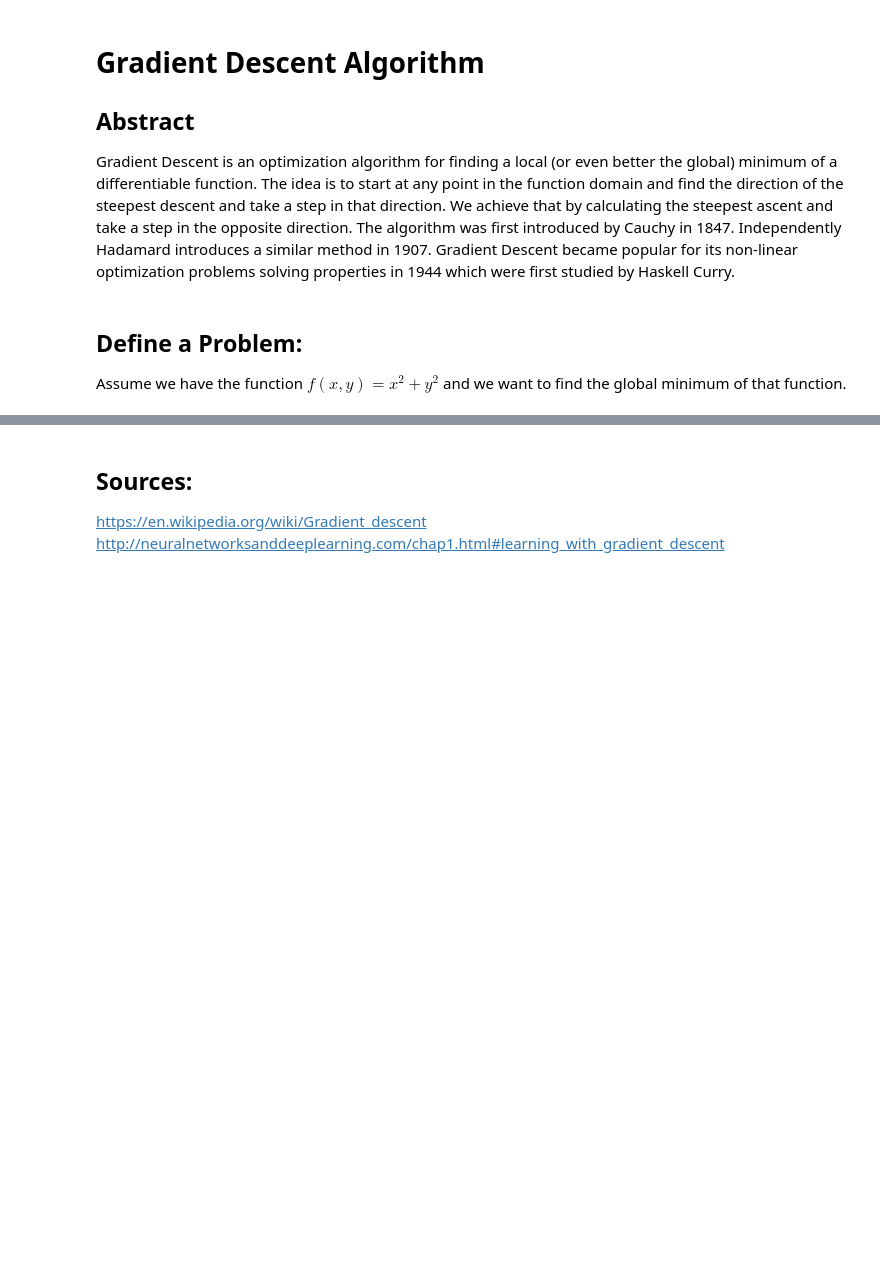
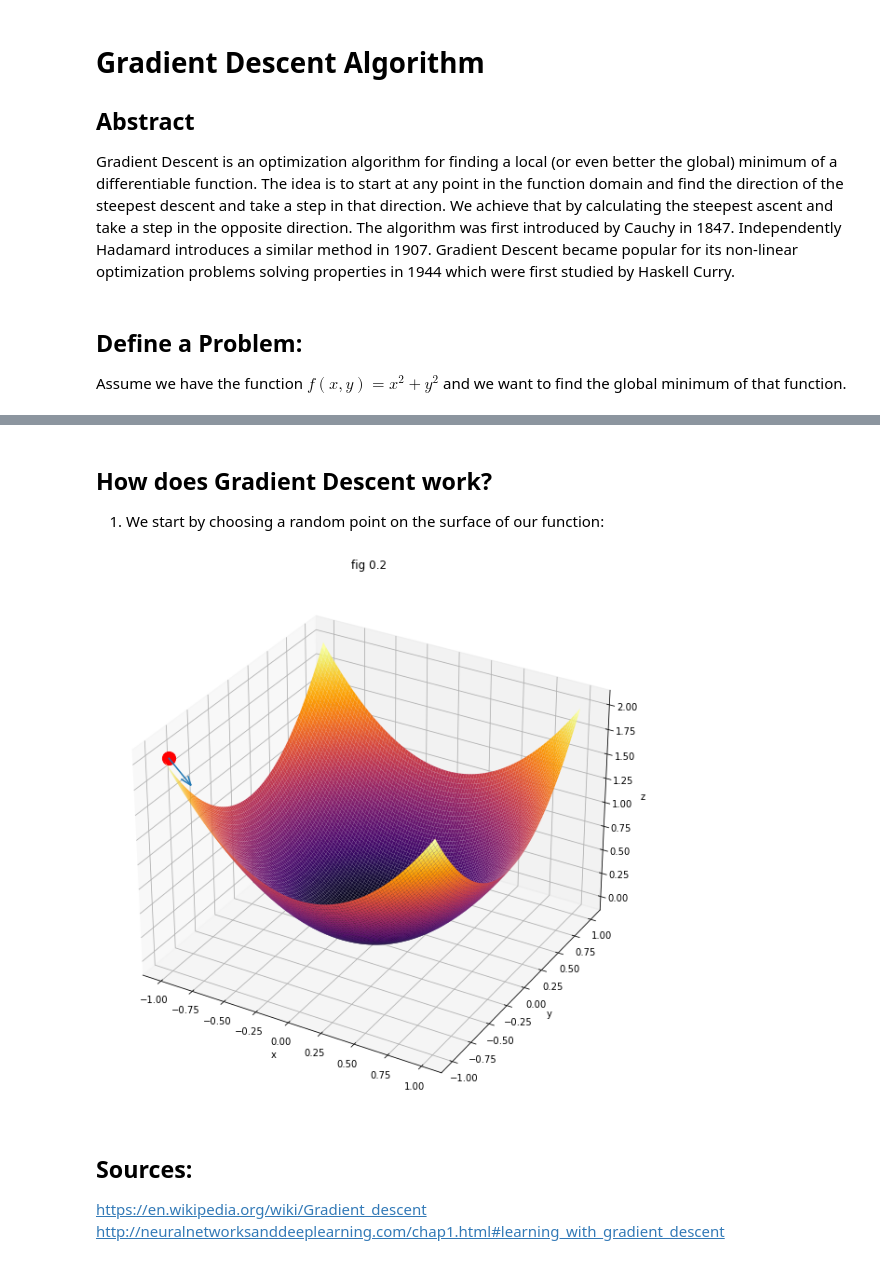
Before and after one commit to vaniugata/GradientDescent, a Jupyter notebook: GradentDescent.ipynb, the cells around one changed output, grey strips where cells are left out. Cells and saved outputs as stored; diff of their text form; code cells hidden in the pictures; blank space fills up the shorter version.

```diff
--- a/GradentDescent.ipynb
+++ b/GradentDescent.ipynb
@@ -48,26 +46,25 @@ For the sake of example we have chosen a really simple function. By plotting the
-# %%
-plt.gcf().set_size_inches(18.5, 10.5)
-ax = plt.axes(projection='3d')
-ax.set_xlabel('x')
-ax.set_ylabel('y')
-ax.set_zlabel('z')
-ax.set_title('fig 0.1 Function Surface')
-x = np.linspace(-1, 1, 100)
-y = np.linspace(-1, 1, 100)
-f = lambda x, y: x ** 2 + y ** 2
-
-def plot_function_3d(f, x, y, ax):
-    """
-    Plots a function of two paramaters in 3d space
-    """
-    f_vectorized = np.vectorize(f)
-    X, Y = np.meshgrid(x, y)
-    Z = f_vectorized(X, Y)
-    ax.plot_surface(X, Y, Z, rstride=5, cstride=5, cmap='inferno')
-
-plot_function_3d(f, x, y, ax)
-ax.scatter(-1, 1, f(-1, 1), c="red", s=100)
-plt.show()
+# %% [markdown]
+## How does Gradient Descent work?
+1. We start by choosing a random point on the surface of our function:
+# %%
+plt.gcf().set_size_inches(18.5, 10.5)
+ax = plt.axes(projection='3d')
+ax.set_title('fig 0.2')
+ax.set_xlabel('x')
+ax.set_ylabel('y')
+ax.set_zlabel('z')
+
+
+plot_function_3d(f, x, y, ax)
+
+point_x = -1
+point_y = -1
+point_z = f(point_x, point_y)
+ax.scatter(point_x, point_y+0.05, point_z, c="red", s=200)
+ax.quiver(point_x, point_y+0.05, point_z, 0.1, 0.1, -0.3)
+plt.show()
+# %% [output]
+[figure, added]
 # %% [markdown]
 ## Sources:
 https://en.wikipedia.org/wiki/Gradient_descent</br>
```
Also changed, not shown: parts of 3 cells of this notebook.
